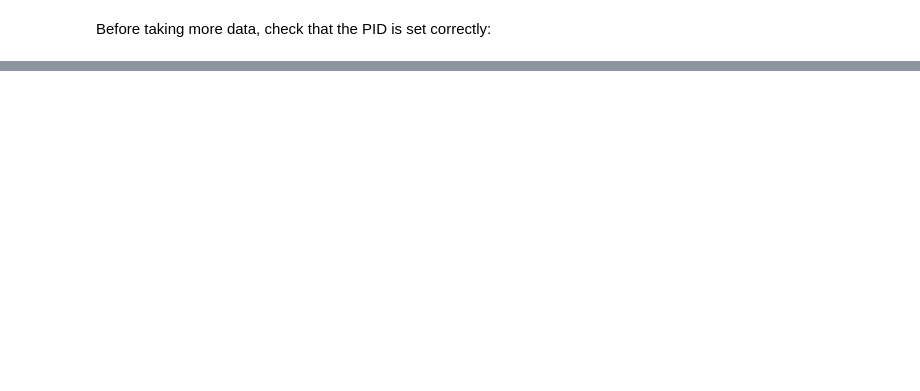
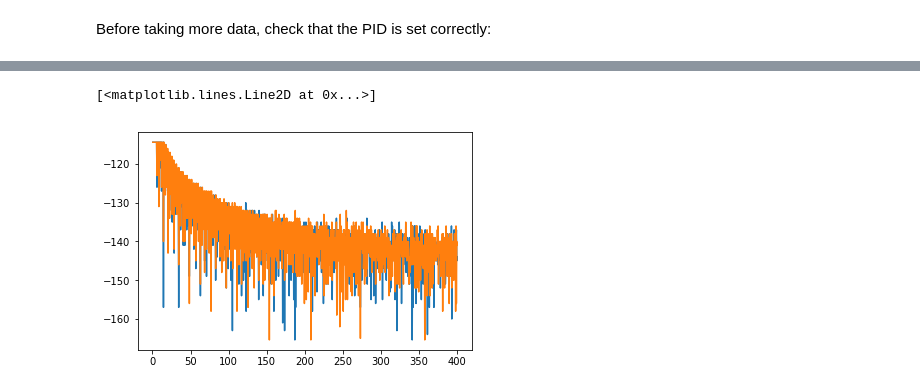
Before and after one commit to js216/FPGA-codes, a Jupyter notebook: 8 PID RS232/testing/USB RS232 FPGA PID DDS PCB.ipynb, the cells around one changed output, grey strips where cells are left out. Saved outputs shown, nothing was run; the diff lists cells and outputs as text; code cells hidden in the pictures; blank space fills up the shorter version.

```diff
--- a/8 PID RS232/testing/USB RS232 FPGA PID DDS PCB.ipynb
+++ b/8 PID RS232/testing/USB RS232 FPGA PID DDS PCB.ipynb
@@ -1016,0 +1065,6 @@ read_all_PID_outs()
+# %%
+plt.plot(np.linspace(start=0, stop=int(pre2[4]*pre2[2]), num=int(pre2[2])), data2)
+plt.plot(np.linspace(start=0, stop=int(pre[4]*pre[2]), num=int(pre[2])), data)
+# %% [output]
+[<matplotlib.lines.Line2D at 0x...>]
+[figure, added]
```
Also changed, not shown: parts of 14 cells of this notebook, 1 other file.
